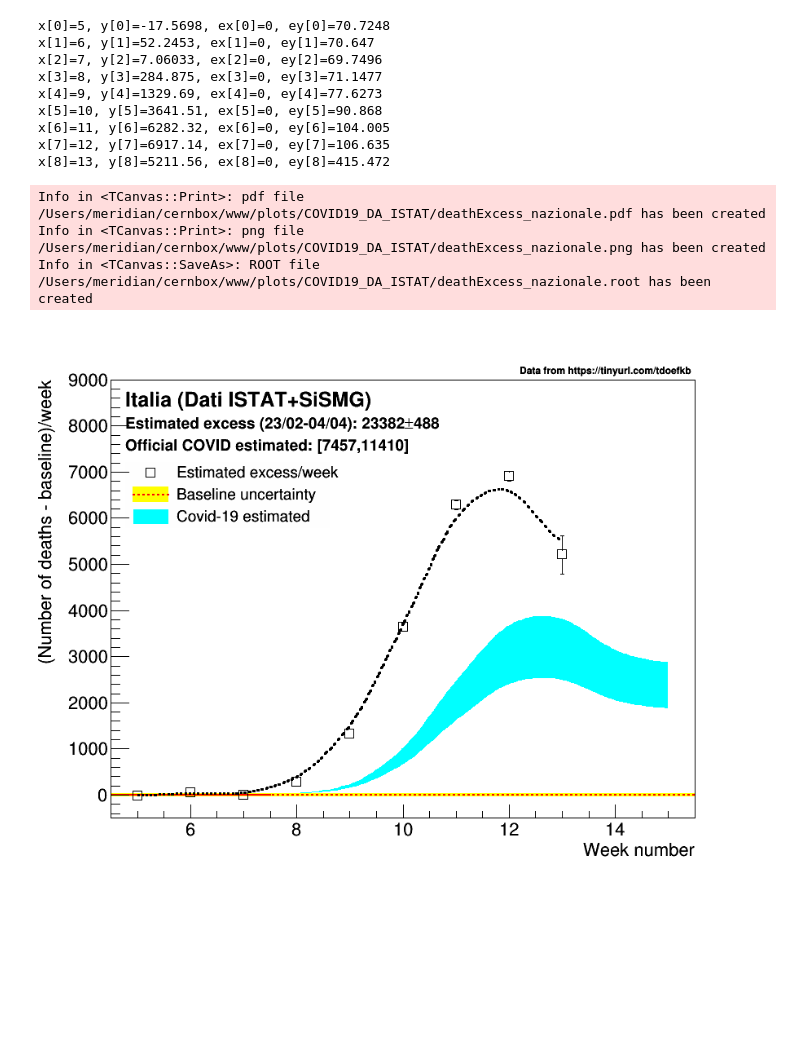
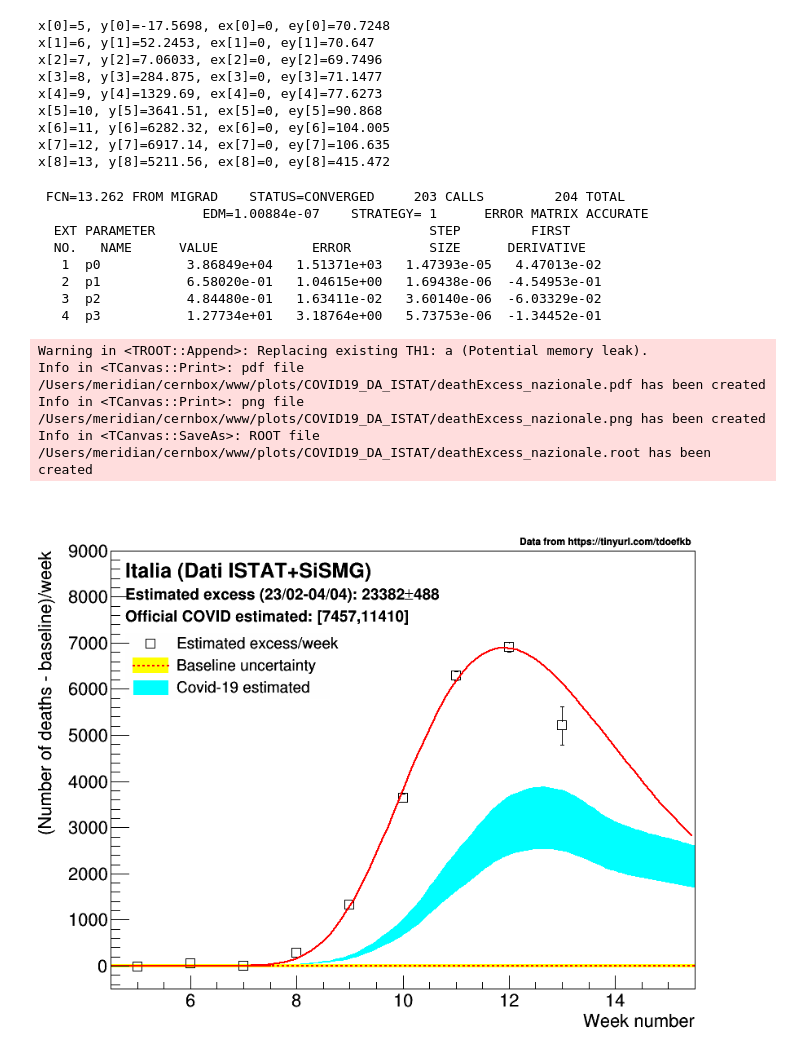
Before and after one commit to pmeridian/COVID19_DA, a Jupyter notebook: Analisi Istat.ipynb, the cells around one changed output. Drawn from its saved outputs; the diff is of its cells as text; code cells hidden in the pictures; blank space fills up the shorter version.

```diff
--- a/Analisi Istat.ipynb
+++ b/Analisi Istat.ipynb
@@ -898,10 +914,10 @@ for p in regions:
 
     t.SetTextSize(0.02)
     t.DrawLatexNDC(0.66,0.91,'Data from https://tinyurl.com/tdoefkb')
-    c1.RedrawAxis()
-    c1.Draw()
+    #c1.RedrawAxis()
+    #c1.Draw()
 
     sumTotal+=totalExcess[p][0]
     sumTotalRescaled+=totalExcess[p][0]/rescalingFactor[p]
-    for ext in ['.pdf','.png','.root']:
-        c1.SaveAs("~/cernbox/www/plots/COVID19_DA_ISTAT/deathExcess_{:s}".format(p)+ext)
+    #for ext in ['.pdf','.png','.root']:
+    #    c1.SaveAs("~/cernbox/www/plots/COVID19_DA_ISTAT/deathExcess_{:s}".format(p)+ext)
@@ -981,7 +972,7 @@ for p in regions:
     leg.Draw()
     t.SetTextSize(0.02)
     t.DrawLatexNDC(0.66,0.91,'Data from https://tinyurl.com/tdoefkb')
-    c1.RedrawAxis()
-    c1.Draw()
-    for ext in ['.pdf','.png','.root']:
-        c1.SaveAs("~/cernbox/www/plots/COVID19_DA_ISTAT/death_{:s}".format(p)+ext)
+    #c1.RedrawAxis()
+    #c1.Draw()
+    #for ext in ['.pdf','.png','.root']:
+    #    c1.SaveAs("~/cernbox/www/plots/COVID19_DA_ISTAT/death_{:s}".format(p)+ext)
@@ -1104,6 +1071,9 @@ x[7]=12, y[7]=6917.14, ex[7]=0, ey[7]=106.635
 x[8]=13, y[8]=5211.56, ex[8]=0, ey[8]=415.472
 # %%
 maxX=15.5
+xP=n.linspace(4.5,maxX,100)
+yP=n.zeros(100)
+yE=n.zeros(100)
 leg=R.TLegend(0.12,0.75,0.4,0.63)
 leg.SetBorderSize(0)
 leg.SetFillColorAlpha(0,0)
@@ -1112,6 +1082,11 @@ leg.SetTextSize(0.03)
 
 R.gStyle.SetOptTitle(0)
 for p in ['nazionale']:
+    dgompertz.SetParameter(0,30000)
+    dgompertz.SetParameter(2,0.1)
+    dgompertz.SetParameter(1,1)
+    dgompertz.SetParameter(3,10)
+
     a=R.TH2F('a','a',10,4.5,maxX,10,-500,9000)
     a.GetXaxis().SetTitle("Week number")
     a.GetYaxis().SetTitle("(Number of deaths - baseline)/week")
@@ -1127,6 +1102,16 @@ for p in ['nazionale']:
     graphs['eccesso_deceduti_%s'%p].GetXaxis().SetLimits(firstWeek+0.5,maxX)
     graphs['eccesso_deceduti_%s'%p].GetXaxis().SetRangeUser(firstWeek+0.5,maxX)
     graphs['eccesso_deceduti_%s'%p].GetYaxis().SetTitle("(Number of deaths - baseline)/week")
+    fit=graphs['eccesso_deceduti_%s'%p].Fit('dgompertz','RB+')
+    #print(fit.Get().Chi2())
+    #values = fit.GetConfidenceIntervals(0.95, False)
+    #gFit=R.TGraphErrors()
+    #for i,x in enumerate(xP):
+    #    gFit.SetPoint(i, x, dgompertz.Eval(x))
+    #    gFit.SetPointError(i, 0, 0)
+
+
+    #fit.GetConfidenceIntervals(gFit)
     graphs['eccesso_deceduti_%s'%p].Draw("PSAME")
 
     smoothed=smooth2.SmoothKern(graphs['eccesso_deceduti_%s'%p],'normal',1.5)
@@ -1178,7 +1163,12 @@ for p in ['nazionale']:
     #graphs['deceduti_official_%s'%p].SetLineWidth(8)
     #graphs['deceduti_official_rescaled_%s'%p].Draw('CSAME')
 
-    smoothed.Draw('LSAME')
+    #smoothed.Draw('LSAME')
+
+
+    #gFit.SetFillColor(R.kCyan)
+    #gFit.Draw('3SAME')
+    #dgompertz.Draw('SAME')
     graphs['eccesso_deceduti_%s'%p].Draw("PSAME")
 
     totalExcess[p]=integralGraph(graphs['eccesso_deceduti_%s'%(p)],8-firstWeek)
@@ -1189,37 +1179,46 @@ for p in ['nazionale']:
     totalExcessRescaledCovid=integralGraph(graphs['deceduti_official_rescaled_nazionale'],0,len(weeks)-8+1)
     totalExcessCovid=integralGraph(graphs['deceduti_official_nazionale'],0,len(weeks)-8+1)
 
     t.SetTextSize(0.03)
     t.DrawLatexNDC(0.12,0.77,'Official COVID estimated: [%.0f,%.0f]'%(totalExcessRescaledCovid[0],totalExcessRescaledCovid[0]+(totalExcessCovid[0]-totalExcessRescaledCovid[0])*0.5))
 
     t.SetTextSize(0.04)
     t.DrawLatexNDC(0.12,0.85,'Italia (Dati ISTAT+SiSMG)')
 
     t.SetTextSize(0.02)
     t.DrawLatexNDC(0.66,0.91,'Data from https://tinyurl.com/tdoefkb')
 
     aux=R.TGraph()
     aux.SetFillColor(R.kYellow)
     aux.SetLineColor(R.kRed)
     aux.SetLineWidth(2)
     aux.SetLineStyle(2)
     leg.AddEntry(graphs['eccesso_deceduti_%s'%p],'Estimated excess/week','P')
     leg.AddEntry(aux,'Baseline uncertainty','FL')
     #leg.AddEntry(smoothedExt1,'Covid-19 official ','L')
     #leg.AddEntry(smoothedExt,'Covid-19 rescaled','L')
     leg.AddEntry(band,'Covid-19 estimated','F')
 
     leg.Draw()
     c1.RedrawAxis()
     c1.Draw()
 
     for ext in ['.pdf','.png','.root']:
         c1.SaveAs("~/cernbox/www/plots/COVID19_DA_ISTAT/deathExcess_{:s}".format(p)+ext)
 # %% [output]
-Info in <TCanvas::Print>: pdf file /Users/meridian/cernbox/www/plots/COVID19_DA_ISTAT/deathExcess_nazionale.pdf has been created
-Info in <TCanvas::Print>: png file /Users/meridian/cernbox/www/plots/COVID19_DA_ISTAT/deathExcess_nazionale.png has been created
-Info in <TCanvas::SaveAs>: ROOT file /Users/meridian/cernbox/www/plots/COVID19_DA_ISTAT/deathExcess_nazionale.root has been created
+ FCN=13.262 FROM MIGRAD    STATUS=CONVERGED     203 CALLS         204 TOTAL
+                     EDM=1.00884e-07    STRATEGY= 1      ERROR MATRIX ACCURATE
+  EXT PARAMETER                                   STEP         FIRST
+  NO.   NAME      VALUE            ERROR          SIZE      DERIVATIVE
+   1  p0           3.86849e+04   1.51371e+03   1.47393e-05   4.47013e-02
+   2  p1           6.58020e-01   1.04615e+00   1.69438e-06  -4.54953e-01
+   3  p2           4.84480e-01   1.63411e-02   3.60140e-06  -6.03329e-02
+   4  p3           1.27734e+01   3.18764e+00   5.73753e-06  -1.34452e-01
+Warning in <TROOT::Append>: Replacing existing TH1: a (Potential memory leak).
+Info in <TCanvas::Print>: pdf file /Users/meridian/cernbox/www/plots/COVID19_DA_ISTAT/deathExcess_nazionale.pdf has been created
+Info in <TCanvas::Print>: png file /Users/meridian/cernbox/www/plots/COVID19_DA_ISTAT/deathExcess_nazionale.png has been created
+Info in <TCanvas::SaveAs>: ROOT file /Users/meridian/cernbox/www/plots/COVID19_DA_ISTAT/deathExcess_nazionale.root has been created
-[figure, old version]
+[figure, new version]
 # %%
 for p in n.unique(dfByRegion['denominazione_regione']):
     df[p]=dfByRegion[dfByRegion['denominazione_regione']==p]
```
Also changed, not shown: parts of 9 cells of this notebook, 2 other files.
